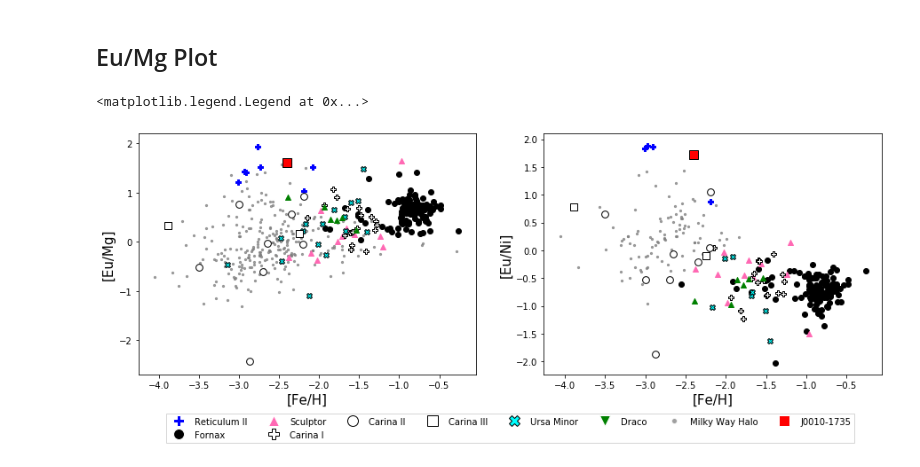
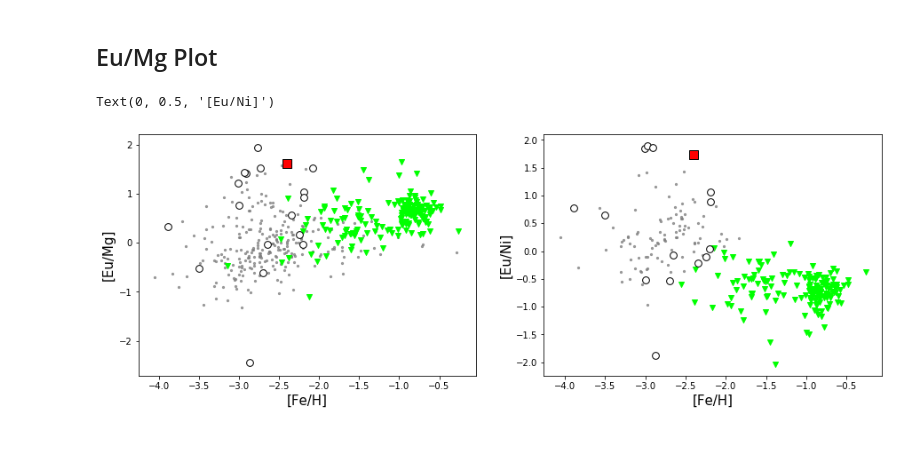
Before and after one commit to zoehackshaw/J0010-1735, a Jupyter notebook: j00101735_final_calculations.ipynb, the cells around one changed output. Saved outputs shown, nothing was run; the diff lists cells and outputs as text; code cells hidden in the pictures.

```diff
--- a/j00101735_final_calculations.ipynb
+++ b/j00101735_final_calculations.ipynb
@@ -2604,17 +2573,17 @@ data = np.genfromtxt("eumg.halo.csv", delimiter=",", names=["a", "b"])
 ax1.scatter(data['a'], data['b'], color='grey', s=5, alpha=0.75)
 retx=[-2.91,-2.77,-2.08,-3.01,-2.73,-2.19,-2.93]
 rety=[1.42,1.94,1.53,1.22,1.52,1.03,1.44]
-ax1.scatter(retx,rety, color='b',marker='P')
+ax1.scatter(retx,rety, color='white', s=60,edgecolors='black')
 data = np.genfromtxt("eumg.fornax.csv", delimiter=",", names=["a", "b","c","d"])
-ax1.scatter(data['a'], data['d'], color='black')
+ax1.scatter(data['a'], data['d'], color='lime',marker='v')
 data = np.genfromtxt("eumg.sculptor.csv", delimiter=",", names=["a", "b","c","d"])
-ax1.scatter(data['a'], data['d'],  color='hotpink', marker='^')
+ax1.scatter(data['a'], data['d'],  color='lime',marker='v')
 data = np.genfromtxt("eumg.carina.csv", delimiter=",", names=["a", "b","c","d"])
-ax1.scatter(data['a'], data['d'], color='white', marker='P', edgecolors='black')
+ax1.scatter(data['a'], data['d'], color='lime',marker='v')
 data = np.genfromtxt("eumg.umi.csv", delimiter=",", names=["a", "b","c","d"])
-ax1.scatter(data['a'], data['d'],color='cyan', marker='X',edgecolors='black')
+ax1.scatter(data['a'], data['d'],color='lime',marker='v')
 data = np.genfromtxt("eumg.draco.csv", delimiter=",", names=["a", "b","c","d"])
-ax1.scatter(data['a'], data['d'], color='green', marker='^')
+ax1.scatter(data['a'], data['d'],color='lime',marker='v')
 ax1.scatter(-2.4,1.618, color='red', marker='s',s=100,edgecolors='black')
 cariix=[-2.2,-2.19,-2.35,-3.00,-3.5,-2.65,-2.87,-2.7]
 cariieu=[-0.21,1.15,0.23,1.47,0.21,-0.2,-1.96,-0.61]
@@ -2625,7 +2594,7 @@ cariiieu=[1.55,0.42]
 cariiimg=[1.22,0.25]
 cariiiy=np.subtract(cariiieu,cariiimg)
 ax1.scatter(cariix,cariiy,color='white', s=60,edgecolors='black')
-ax1.scatter(cariiix,cariiiy,color='white',marker='s',s=60, edgecolors='black')
+ax1.scatter(cariiix,cariiiy,color='white', s=60,edgecolors='black')
 ax1.set_xlabel("[Fe/H]",fontsize=15)
 ax1.set_ylabel("[Eu/Mg]",fontsize=15)
 
@@ -2633,62 +2602,39 @@ retx=[-3.01,-2.97,-2.91,-2.19]
 retni=[-0.16,-0.15,0,0.07]
 reteu=[1.68,1.74,1.86,0.95]
 rety=np.subtract(reteu,retni)
-ax2.scatter(retx,rety, color='b',marker='P')
+ax2.scatter(retx,rety, color='white',s=60, edgecolors='black')
 data = np.genfromtxt("nieufornax.csv", delimiter=",", names=["a", "b","c","d"])
 forn=data['b']-data['c']
-ax2.scatter(data['a'], forn, color='black')
+ax2.scatter(data['a'], forn, color='lime',marker='v')
 data = np.genfromtxt("nieusculptor.csv", delimiter=",", names=["a", "b","c","d"])
 sculp=data['b']-data['c']
-ax2.scatter(data['a'], sculp, color='hotpink', marker='^')
+ax2.scatter(data['a'], sculp, color='lime',marker='v')
 data = np.genfromtxt("nieucarina.csv", delimiter=",", names=["a", "b","c","d"])
 car=data['b']-data['c']
-ax2.scatter(data['a'], car, color='white', marker='P', edgecolors='black')
+ax2.scatter(data['a'], car, color='lime',marker='v')
 data = np.genfromtxt("nieuumi.csv", delimiter=",", names=["a", "b","c","d"])
 umi=data['b']-data['c']
-ax2.scatter(data['a'],umi, color='cyan', marker='X',edgecolors='black')
+ax2.scatter(data['a'],umi, color='lime',marker='v')
 data = np.genfromtxt("nieudraco.csv", delimiter=",", names=["a", "b","c","d"])
 draco=data['b']-data['c']
-ax2.scatter(data['a'], draco, color='green', marker='^')
+ax2.scatter(data['a'], draco, color='lime',marker='v')
 data = np.genfromtxt("eunimwhalo.csv", delimiter=",", names=["a", "b","c","d","e","f"])
 ax2.scatter(data['e'], data['f'],  color='grey',s=5, alpha=0.75)
 cariix=[-2.2,-2.19,-2.35,-3.00,-3.5,-2.65,-2.87,-2.7]
 cariimg=[-0.17,0.22,-0.34,0.71,0.73,-0.17,0.47,0]
 cariini=[-0.25,0.09,0.44,1.99,-0.44,-0.13,-0.09,-0.08]
 cariiy=np.subtract(cariieu,cariini)
 cariiix=[-3.89,-2.25]
 cariiieu=[1.55,0.42]
 cariiiy=[0.78,-0.1]
 ax2.scatter(cariix,cariiy,color='white',s=60, edgecolors='black')
-ax2.scatter(cariiix,cariiiy,color='white',marker='s',s=60, edgecolors='black')
+ax2.scatter(cariiix,cariiiy,color='white',s=60, edgecolors='black')
 heni=-0.51
 heeu=1.22
 hey=heeu-heni
 ax2.scatter(-2.4,hey, color='red', marker='s',s=100,edgecolors='black')
 ax2.set_xlabel("[Fe/H]",fontsize=15)
 ax2.set_ylabel("[Eu/Ni]",fontsize=15)
-
-legend_elements = [Line2D([0], [0], marker='P', color='w', label='Reticulum II',
-                          markerfacecolor='b', markersize=12),
-                   Line2D([0], [0], marker='o', color='w', label='Fornax',
-                          markerfacecolor='black', markersize=12),
-                   Line2D([0], [0], marker='^', color='w', label='Sculptor',
-                          markerfacecolor='hotpink', markersize=12),
-                  Line2D([0], [0], marker='P', color='w', label='Carina I',
-                          markerfacecolor='white',mec='black', markersize=12),
-                   Line2D([0], [0], marker='o', color='w', label='Carina II',
-                          markerfacecolor='w',mec='black', markersize=12),
-                  Line2D([0], [0], marker='s', color='w', label='Carina III',
-                          markerfacecolor='w',mec='black', markersize=12),
-                  Line2D([0], [0], marker='X', color='w', label='Ursa Minor',
-                          markerfacecolor='cyan',mec='black', markersize=12),
-                  Line2D([0], [0], marker='v', color='w', label='Draco',
-                          markerfacecolor='green', markersize=12),
-                  Line2D([0], [0], marker='o', color='w', label='Milky Way Halo',
-                          markerfacecolor='grey', markersize=6, alpha=0.75),
-                  Line2D([0], [0], marker='s', color='w', label='J0010-1735',
-                          markerfacecolor='red', markersize=12)]
-ax1.legend(handles = legend_elements , loc='lower center',
-             bbox_to_anchor=(1.10, -0.3),fancybox=False, shadow=False, ncol=8)
 # %% [output]
-<matplotlib.legend.Legend at 0x...>
+Text(0, 0.5, '[Eu/Ni]')
-[figure, old version]
+[figure, new version]
```
Also changed, not shown: parts of 3 cells of this notebook.
